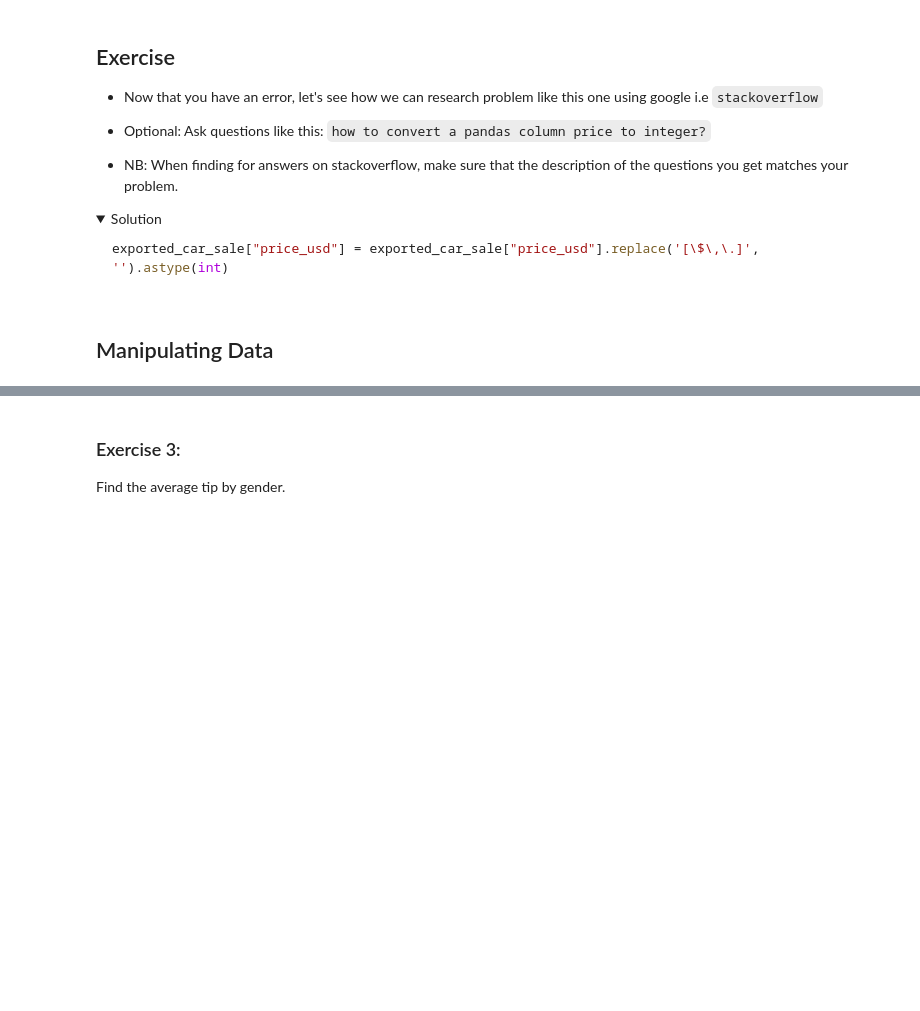
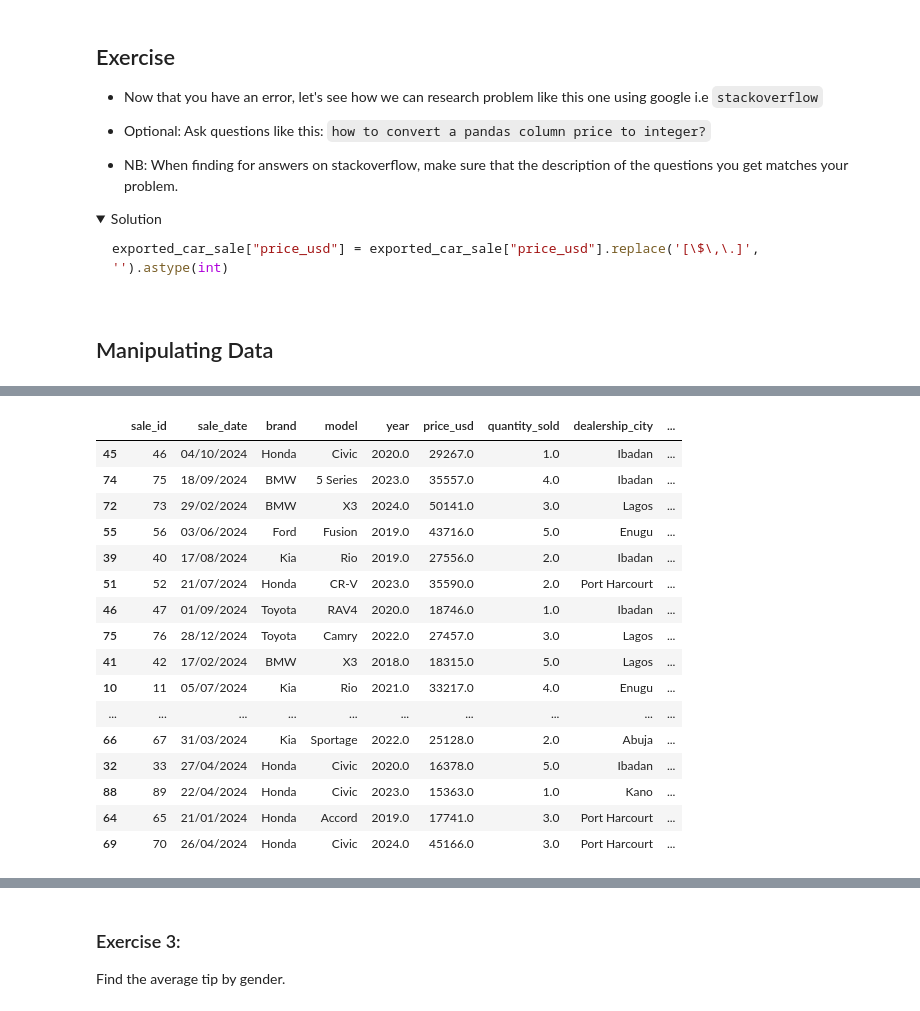
Before and after one commit to devmab24/3Logy-NDI-AI-ML-Crash, a Jupyter notebook: docs/pandas_matplotlib_numpy/Beginner_Pandas_Matplotlib_NumPy_Practice_Manual.ipynb, the cells around one changed output, grey strips where cells are left out. Cells and saved outputs as stored; diff of their text form; code cells hidden in the pictures; folded sections open; blank space fills up the shorter version.

```diff
--- a/docs/pandas_matplotlib_numpy/Beginner_Pandas_Matplotlib_NumPy_Practice_Manual.ipynb
+++ b/docs/pandas_matplotlib_numpy/Beginner_Pandas_Matplotlib_NumPy_Practice_Manual.ipynb
@@ -375,0 +978,4 @@ car_sales_missing_df
+# %%
+#Let's fill the `NaN` values using the mean of Series we have
+car_sales_dropped_missing["car_seats"].fillna(5, inplace=True)
+car_sales_dropped_missing.head(10)
@@ -375,0 +1001,8 @@ car_sales_missing_df
+# %%
+#Lets Create column from a List
+car_economy = [3.0, 4.0, 2.0, 5.0, 3.0, 4.0, 2.0, 1.0, 5.0, 3.0, 2.0, 2.0, 3.0, 4.0, 3.0, 3.0, 5.0, 6.0, 8.0, 10.0, 3.0, 4.0, 2.0, 5.0, 3.0, 4.0, 2.0,
+ 1.0, 5.0, 3.0, 2.0, 2.0, 3.0, 4.0, 3.0, 3.0, 5.0, 6.0, 8.0, 10.0, 2.0, 2.0, 3.0, 4.0, 3.0, 3.0, 5.0, 6.0, 8.0, 10.0, 3.0, 4.0, 2.0, 5.0, 3.0, 4.0, 2.0,
+ 1.0, 5.0, 3.0]
+# len(car_economy)
+car_sales_dropped_missing["car_economy"] = car_economy
+car_sales_dropped_missing.head(10)
@@ -375,0 +1026,4 @@ car_sales_missing_df
+# %%
+#Create a new Column from a single Value
+car_sales_dropped_missing["car_wheels"] = 4
+car_sales_dropped_missing.head()
@@ -375,0 +1039,5 @@ car_sales_missing_df
+# %%
+#Let's say you want to drop or remove a column.
+car_sales_dropped_missing.drop("car_economy", axis=1, inplace=True)
+car_sales_dropped_missing.head()
+#Here `axis=1` is refering to column
@@ -375,0 +1051,22 @@ car_sales_missing_df
+# %%
+#Sampling helps to shuffle/randomize your data(mixed up the indexes), it's useful when splitting your data for machine learning model training to avoid leakage
+car_sales_shuffled = car_sales_dropped_missing.sample(frac=1)
+car_sales_shuffled
+# %% [output]
+|  | sale_id | sale_date | brand | model | year | price_usd | quantity_sold | dealership_city | ... |
+| 45 | 46 | 04/10/2024 | Honda | Civic | 2020.0 | 29267.0 | 1.0 | Ibadan | ... |
+| 74 | 75 | 18/09/2024 | BMW | 5 Series | 2023.0 | 35557.0 | 4.0 | Ibadan | ... |
+| 72 | 73 | 29/02/2024 | BMW | X3 | 2024.0 | 50141.0 | 3.0 | Lagos | ... |
+| 55 | 56 | 03/06/2024 | Ford | Fusion | 2019.0 | 43716.0 | 5.0 | Enugu | ... |
+| 39 | 40 | 17/08/2024 | Kia | Rio | 2019.0 | 27556.0 | 2.0 | Ibadan | ... |
+| 51 | 52 | 21/07/2024 | Honda | CR-V | 2023.0 | 35590.0 | 2.0 | Port Harcourt | ... |
+| 46 | 47 | 01/09/2024 | Toyota | RAV4 | 2020.0 | 18746.0 | 1.0 | Ibadan | ... |
+| 75 | 76 | 28/12/2024 | Toyota | Camry | 2022.0 | 27457.0 | 3.0 | Lagos | ... |
+| 41 | 42 | 17/02/2024 | BMW | X3 | 2018.0 | 18315.0 | 5.0 | Lagos | ... |
+| 10 | 11 | 05/07/2024 | Kia | Rio | 2021.0 | 33217.0 | 4.0 | Enugu | ... |
+| ... | ... | ... | ... | ... | ... | ... | ... | ... | ... |
+| 66 | 67 | 31/03/2024 | Kia | Sportage | 2022.0 | 25128.0 | 2.0 | Abuja | ... |
+| 32 | 33 | 27/04/2024 | Honda | Civic | 2020.0 | 16378.0 | 5.0 | Ibadan | ... |
+| 88 | 89 | 22/04/2024 | Honda | Civic | 2023.0 | 15363.0 | 1.0 | Kano | ... |
+| 64 | 65 | 21/01/2024 | Honda | Accord | 2019.0 | 17741.0 | 3.0 | Port Harcourt | ... |
+| 69 | 70 | 26/04/2024 | Honda | Civic | 2024.0 | 45166.0 | 3.0 | Port Harcourt | ... |
```
Also changed, not shown: parts of 92 cells of this notebook, 1 other file.
